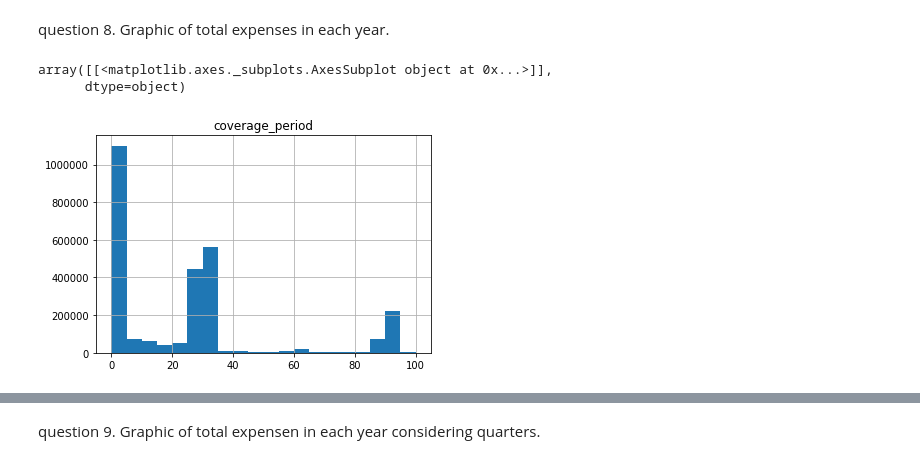
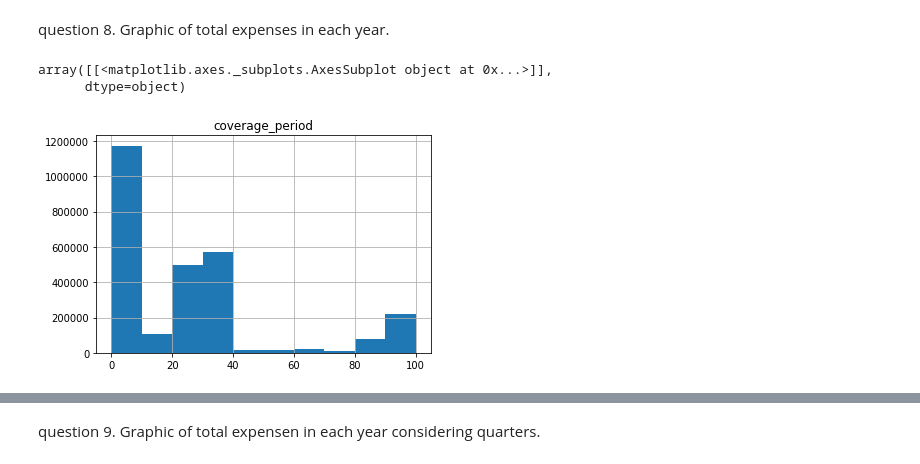
Before and after one commit to arminkhayyer/Information-Technology-Dr-Smith, a Jupyter notebook: Project2 notebook.ipynb, the cells around one changed output, grey strips where cells are left out. Drawn from its saved outputs; the diff is of its cells as text; code cells hidden in the pictures.

Commit message:
sql more graphs notebook2

```diff
--- a/Project2 notebook.ipynb
+++ b/Project2 notebook.ipynb
@@ -10,7 +10,7 @@ df = df.drop(columns=['Unnamed: 0'], axis=1)
 df["START DATE"] = pd.to_datetime(df["START DATE"])
 df["END DATE"] = pd.to_datetime(df["END DATE"])
 df["coverage_period"] = df["END DATE"] - df["START DATE"]
-
+df = df[["BIOGUIDE_ID", "QUARTER", "YEAR", "OFFICE", "CATEGORY", "PURPOSE", "PAYEE", "START DATE", "END DATE", "coverage_period", "AMOUNT"]]
 
 df
 # %% [output]
@@ -129,10 +186,10 @@ Name: AMOUNT, dtype: float64
 question 8. Graphic of total expenses in each year.
 # %%
 # histogram of coverage periods
-df["coverage_period"] =df["coverage_period"].dt.days
+#df["coverage_period"] =df["coverage_period"].dt.days
 dfnew = df.loc[(df["coverage_period"] >=0) & (df["coverage_period"] <=100), : ]
-dfnew.hist(column= ["coverage_period"], bins=20)
+dfnew.hist(column= ["coverage_period"], bins=10)
 # %% [output]
 array([[<matplotlib.axes._subplots.AxesSubplot object at 0x...>]],
       dtype=object)
-[figure, old version]
+[figure, new version]
```
Also changed, not shown: parts of 11 cells of this notebook, 1 other file.
